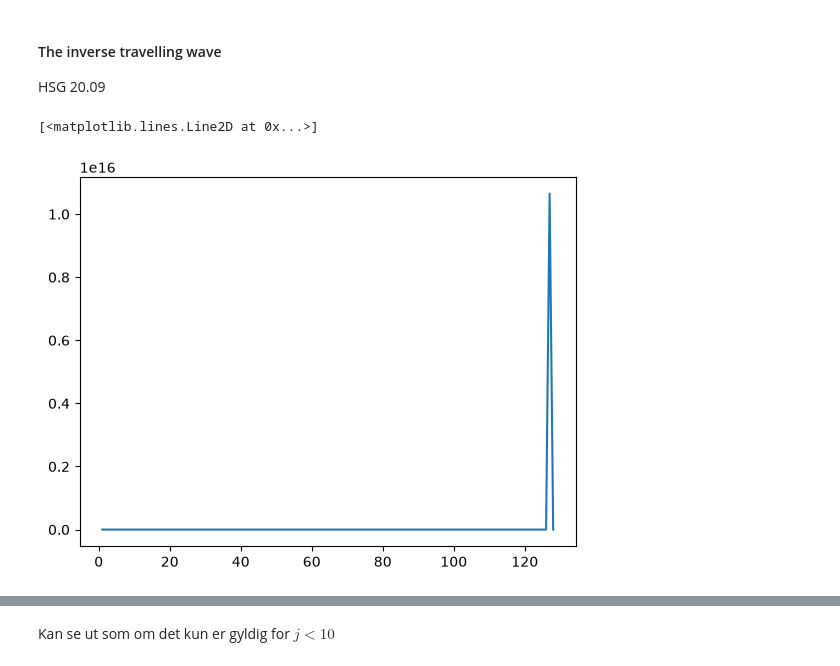
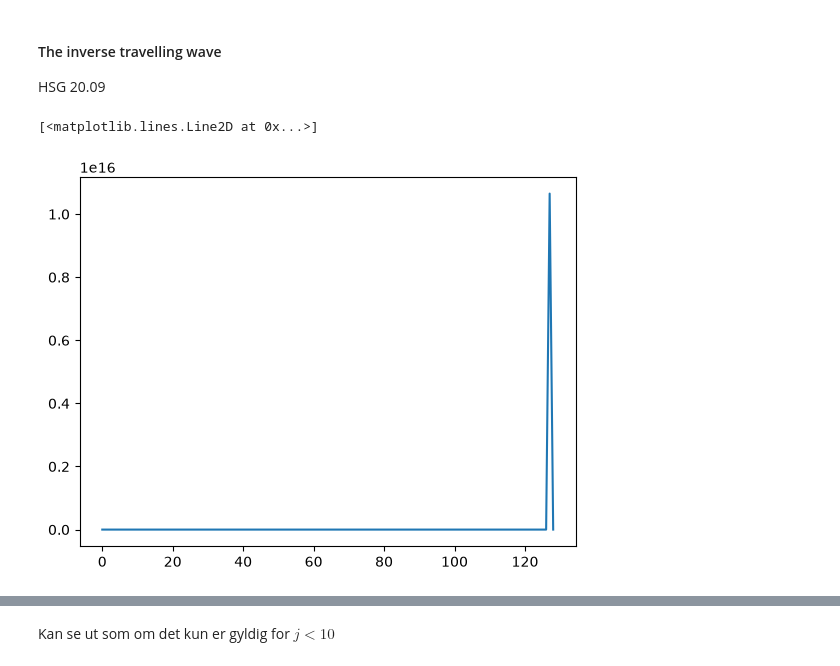
Before and after one commit to DeltaSG/Prosjekt_Master, a Jupyter notebook: Code/SpectralMethods/nonlinear/iTw.ipynb, the cells around one changed output, grey strips where cells are left out. Cells and saved outputs as stored; diff of their text form; code cells hidden in the pictures.

```diff
--- a/Code/SpectralMethods/nonlinear/iTw.ipynb
+++ b/Code/SpectralMethods/nonlinear/iTw.ipynb
@@ -30,11 +30,11 @@ def nonlinear_hat(phi_hat,mask,N):
     return np.fft.rfft(nl)
 # %%
 nl_hat = nonlinear_hat(phi_hat,mask,N)
-
-mk_lsm = c_sol - nl_hat[1:]/phi_hat[1:]
+mk_lsm = np.ones_like(phi_hat)
+mk_lsm [1:] = c_sol - nl_hat[1:]/phi_hat[1:]
 # %%
-plt.plot(k[1:], mk[1:] - mk_lsm.real)
+plt.plot(k, mk - mk_lsm.real)
 # %% [output]
 [<matplotlib.lines.Line2D at 0x...>]
-[figure, old version]
+[figure, new version]
 # %%
```
Also changed, not shown: parts of 4 cells of this notebook.
